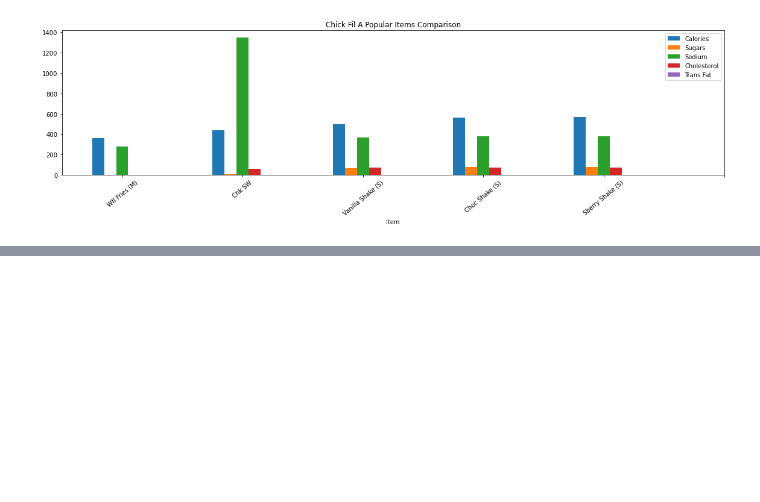
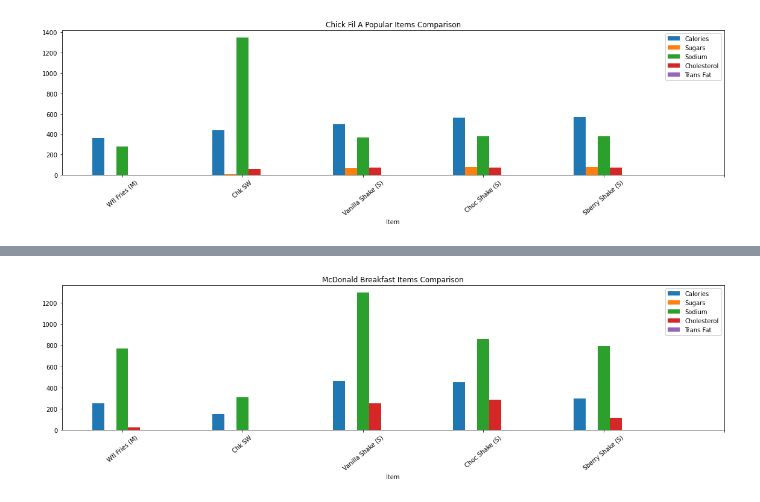
Before and after one commit to han0620-git/project_I, a Jupyter notebook: Han/workbook.ipynb, the cells around one changed output, grey strips where cells are left out. Cells and saved outputs as stored; diff of their text form; code cells hidden in the pictures; blank space fills up the shorter version.

```diff
--- a/Han/workbook.ipynb
+++ b/Han/workbook.ipynb
@@ -249,3 +249,8 @@ plt.savefig("../Resources/chick_popular")
 plt.show()
 # %% [output]
 [figure]
+# %%
+rows = ["Egg White Delight", "Hash Brown", "Bacon, Egg & Cheese Biscuit (Regular Biscuit)", "Sausage McMuffin with Egg", "Sausage Burrito"]
+breakfast_mc_df = popular_mc_df.loc[rows]
+
+breakfast_mc_df
@@ -251,0 +265,13 @@ plt.show()
+# %%
+pl_mc_breakfast = breakfast_mc_df.plot.bar(width = .5, figsize=(16,5))
+plt.title("McDonald Breakfast Items Comparison")
+tick_locations = (0,1,2,3,4,5)
+plt.xticks(tick_locations, ["Wfl Fries (M)", "Chk SW", "Vanilla Shake (S)", "Choc Shake (S)", "Sberry Shake (S)"])
+
+plt.xticks(rotation=40)
+
+plt.tight_layout()
+plt.savefig("../Resources/mc_breakfast")
+plt.show()
+# %% [output]
+[figure, added]
```
Also changed, not shown: parts of 3 cells of this notebook.
